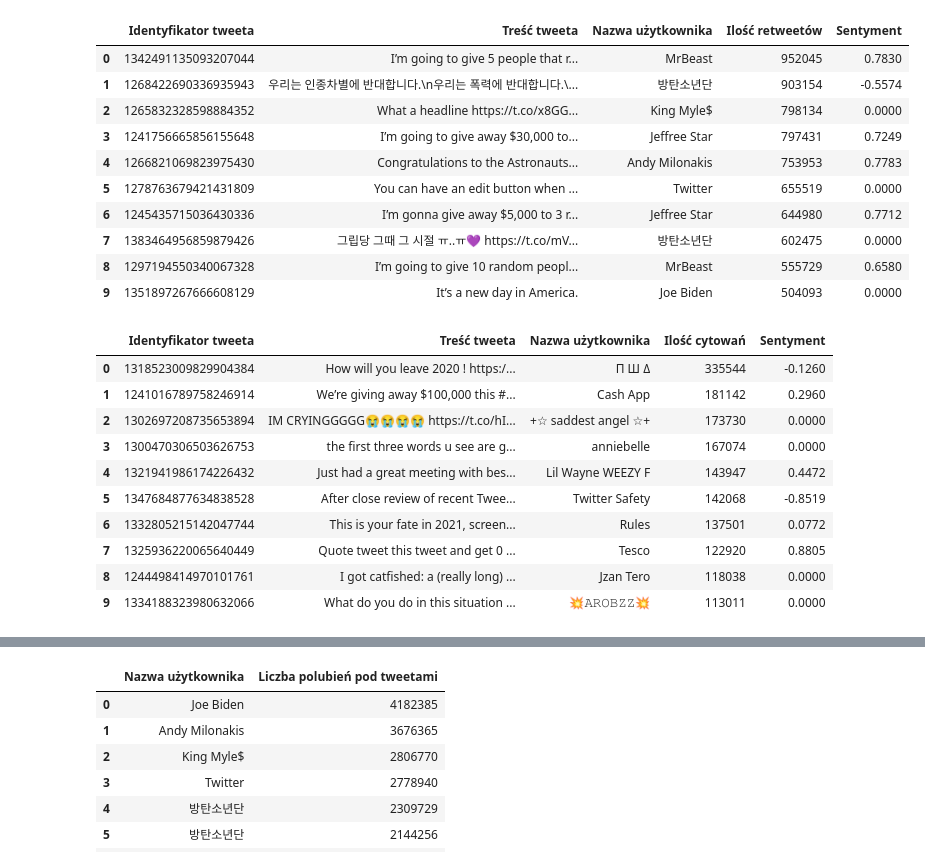
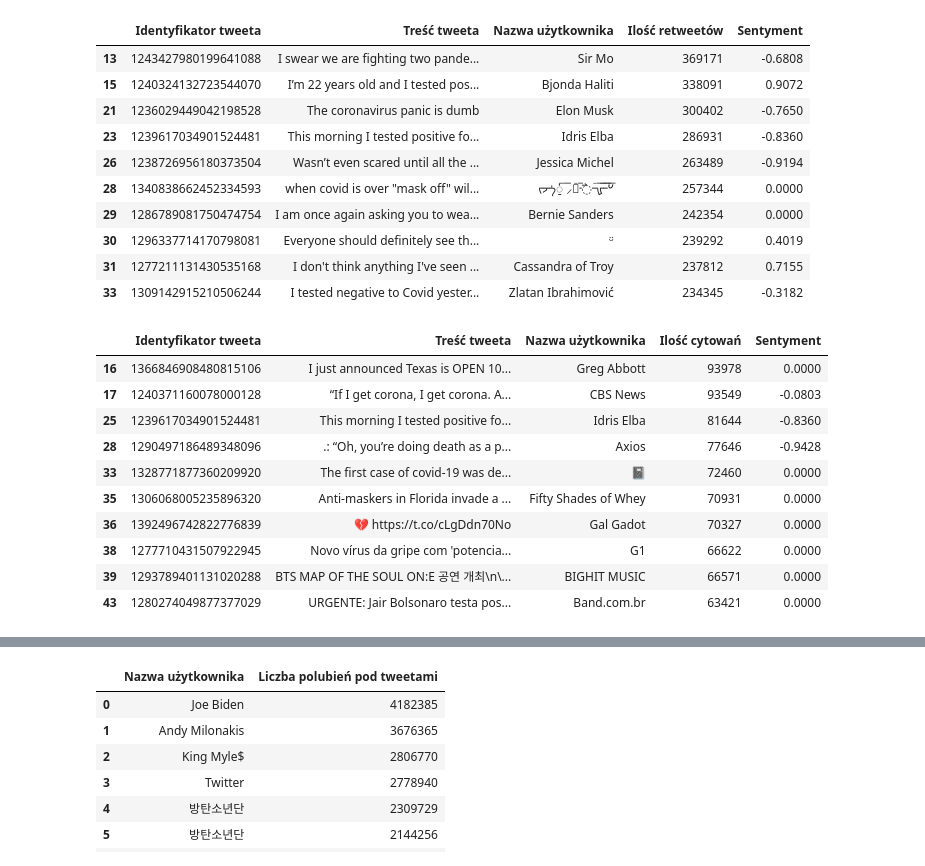
Before and after one commit to piaskowyk/twitter-posts-analysis, a Jupyter notebook: notebooks/2.ipynb, the cells around one changed output, grey strips where cells are left out. Drawn from its saved outputs; the diff is of its cells as text; code cells hidden in the pictures.

```diff
--- a/notebooks/2.ipynb
+++ b/notebooks/2.ipynb
@@ -13,7 +13,7 @@ connection = psycopg2.connect(
     user="root",
     password="password",
     host="127.0.0.1",
-    port="5440"
+    port="5432"
 )
 db = connection.cursor(cursor_factory=psycopg2.extras.RealDictCursor)
 # %%
@@ -51,29 +61,36 @@ df1
 # %%
 # top 10 tweetow z najwieksza iloscia retweetow
 
 sql1 = """
 select t.id as "Identyfikator tweeta", t.content as "Treść tweeta", u.name as "Nazwa użytkownika", t.retweet_count as "Ilość retweetów", t.sentiment_compound as "Sentyment"
 from tweet t
          join "user" u on t.user_id = u.id
 order by retweet_count desc
-limit 10;
+limit 100;
 """
 
 df1 = getAll(sql1)
-dfi.export(df1,"images/top-10-tweetow-z-najwieksza-iloscia-retweetow.png")
+df1 = df1.loc[~df1['Identyfikator tweeta'].isin(
+    [1342491135093207044, 1268422690336935943, 1265832328598884352, 1241756665856155648, 1266821069823975430,
+     1278763679421431809, 1245435715036430336, 1383464956859879426, 1297194550340067328, 1351897267666608129,
+     1266156916121706502, 1266484584683896832, 1239834212565430278, 1293789401131020288, 1348249481284874240,
+     1269776351940108288, 1253751812194070529, 1250982321848823810, 1296658338206355457, 1311120831032909825,
+     1308461763860393984, 1383518691963260933, 1280948407532613633, 1370798098075824132])]
+df1 = df1.head(10)
+# dfi.export(df1, "images/top-10-tweetow-z-najwieksza-iloscia-retweetow.png")
 df1
 # %% [output]
 |  | Identyfikator tweeta | Treść tweeta | Nazwa użytkownika | Ilość retweetów | Sentyment |
-| 0 | 1342491135093207044 | I’m going to give 5 people that r... | MrBeast | 952045 | 0.7830 |
-| 1 | 1268422690336935943 | 우리는 인종차별에 반대합니다.\n우리는 폭력에 반대합니다.\... | 방탄소년단 | 903154 | -0.5574 |
-| 2 | 1265832328598884352 | What a headline https://t.co/x8GG... | King Myle$ | 798134 | 0.0000 |
-| 3 | 1241756665856155648 | I’m going to give away $30,000 to... | Jeffree Star | 797431 | 0.7249 |
-| 4 | 1266821069823975430 | Congratulations to the Astronauts... | Andy Milonakis | 753953 | 0.7783 |
-| 5 | 1278763679421431809 | You can have an edit button when ... | Twitter | 655519 | 0.0000 |
-| 6 | 1245435715036430336 | I’m gonna give away $5,000 to 3 r... | Jeffree Star | 644980 | 0.7712 |
-| 7 | 1383464956859879426 | 그립당 그때 그 시절 ㅠ..ㅠ💜 https://t.co/mV... | 방탄소년단 | 602475 | 0.0000 |
-| 8 | 1297194550340067328 | I’m going to give 10 random peopl... | MrBeast | 555729 | 0.6580 |
-| 9 | 1351897267666608129 | It’s a new day in America. | Joe Biden | 504093 | 0.0000 |
+| 13 | 1243427980199641088 | I swear we are fighting two pande... | Sir Mo | 369171 | -0.6808 |
+| 15 | 1240324132723544070 | I’m 22 years old and I tested pos... | Bjonda Haliti | 338091 | 0.9072 |
+| 21 | 1236029449042198528 | The coronavirus panic is dumb | Elon Musk | 300402 | -0.7650 |
+| 23 | 1239617034901524481 | This morning I tested positive fo... | Idris Elba | 286931 | -0.8360 |
+| 26 | 1238726956180373504 | Wasn’t even scared until all the ... | Jessica Michel | 263489 | -0.9194 |
+| 28 | 1340838662452334593 | when cоvid is over "mask off" wil... | ᡕᠵ᠊ᡃ່࡚ࠢ࠘ ⸝່ࠡࠣ᠊߯᠆ࠣ࠘ᡁࠣ࠘᠊᠊ࠢ࠘𐡏 | 257344 | 0.0000 |
+| 29 | 1286789081750474754 | I am once again asking you to wea... | Bernie Sanders | 242354 | 0.0000 |
+| 30 | 1296337714170798081 | Everyone should definitely see th... | ᵕ̈ | 239292 | 0.4019 |
+| 31 | 1277211131430535168 | I don't think anything I've seen ... | Cassandra of Troy | 237812 | 0.7155 |
+| 33 | 1309142915210506244 | I tested negative to Covid yester... | Zlatan Ibrahimović | 234345 | -0.3182 |
 # %%
 # top 10 tweetow z najwieksza iloscia cytowan
 
@@ -82,25 +99,34 @@ select t.id as "Identyfikator tweeta", t.content as "Treść tweeta", u.name as
 from tweet t
          join "user" u on t.user_id = u.id
 order by quote_count desc
-limit 10;
+limit 100;
 
 """
 
 df1 = getAll(sql1)
-dfi.export(df1,"images/top-10-tweetow-z-najwieksza-iloscia-cytowan.png")
+df1 = df1.loc[~df1['Identyfikator tweeta'].isin(
+    [1318523009829904384, 1241016789758246914, 1300470306503626753, 1332805215142047744, 1244498414970101761,
+     1334188323980632066, 1299785223111147520, 1352048723895832576, 1347684877634838528, 1325936220065640449,
+     1278763679421431809, 1334542969530183683, 1326451561782943744, 1237688602454343680, 1302697208735653894,
+     1321941986174226432, 1326132502344372226, 1335197374340337664, 1285236694883561472, 1329113457694830597,
+     1323739504046465025, 1268422690336935943, 1348249481284874240, 1369348492141998081, 1273416410283290625,
+     1379042044614688775, 1264965252866641920, 1290675854767513600, 1384650781672939521, 1321128432370176002,
+     1307099466449776640, 1356793595550924805, 1348388601118273537, 1337174593639829507])]
+df1 = df1.head(10)
+# dfi.export(df1,"images/top_10_tweetow_z_najwieksza_iloscia_cytowan.png")
 df1
 # %% [output]
 |  | Identyfikator tweeta | Treść tweeta | Nazwa użytkownika | Ilość cytowań | Sentyment |
-| 0 | 1318523009829904384 | How will you leave 2020 ! https:/... | Π Ш Δ | 335544 | -0.1260 |
-| 1 | 1241016789758246914 | We’re giving away $100,000 this #... | Cash App | 181142 | 0.2960 |
-| 2 | 1302697208735653894 | IM CRYINGGGGG😭😭😭😭 https://t.co/hI... | +☆ saddest angel ☆+ | 173730 | 0.0000 |
-| 3 | 1300470306503626753 | the first three words u see are g... | anniebelle | 167074 | 0.0000 |
-| 4 | 1321941986174226432 | Just had a great meeting with bes... | Lil Wayne WEEZY F | 143947 | 0.4472 |
-| 5 | 1347684877634838528 | After close review of recent Twee... | Twitter Safety | 142068 | -0.8519 |
-| 6 | 1332805215142047744 | This is your fate in 2021, screen... | Rules | 137501 | 0.0772 |
-| 7 | 1325936220065640449 | Quote tweet this tweet and get 0 ... | Tesco | 122920 | 0.8805 |
-| 8 | 1244498414970101761 | I got catfished: a (really long) ... | Jzan Tero | 118038 | 0.0000 |
-| 9 | 1334188323980632066 | What do you do in this situation ... | 💥𝙰𝚁𝙾𝙱𝚉𝚉💥 | 113011 | 0.0000 |
+| 16 | 1366846908480815106 | I just announced Texas is OPEN 10... | Greg Abbott | 93978 | 0.0000 |
+| 17 | 1240371160078000128 | “If I get corona, I get corona. A... | CBS News | 93549 | -0.0803 |
+| 25 | 1239617034901524481 | This morning I tested positive fo... | Idris Elba | 81644 | -0.8360 |
+| 28 | 1290497186489348096 | .: “Oh, you’re doing death as a p... | Axios | 77646 | -0.9428 |
+| 33 | 1328771877360209920 | The first case of covid-19 was de... | 📓 | 72460 | 0.0000 |
+| 35 | 1306068005235896320 | Anti-maskers in Florida invade a ... | Fifty Shades of Whey | 70931 | 0.0000 |
+| 36 | 1392496742822776839 | 💔 https://t.co/cLgDdn70No | Gal Gadot | 70327 | 0.0000 |
+| 38 | 1277710431507922945 | Novo vírus da gripe com 'potencia... | G1 | 66622 | 0.0000 |
+| 39 | 1293789401131020288 | BTS MAP OF THE SOUL ON:E 공연 개최\n\... | BIGHIT MUSIC | 66571 | 0.0000 |
+| 43 | 1280274049877377029 | URGENTE: Jair Bolsonaro testa pos... | Band.com.br | 63421 | 0.0000 |
 # %%
 # top 10 tweetow z najwieksza iloscia polubien
 
```
Also changed, not shown: parts of 4 cells of this notebook, 16 other files.
